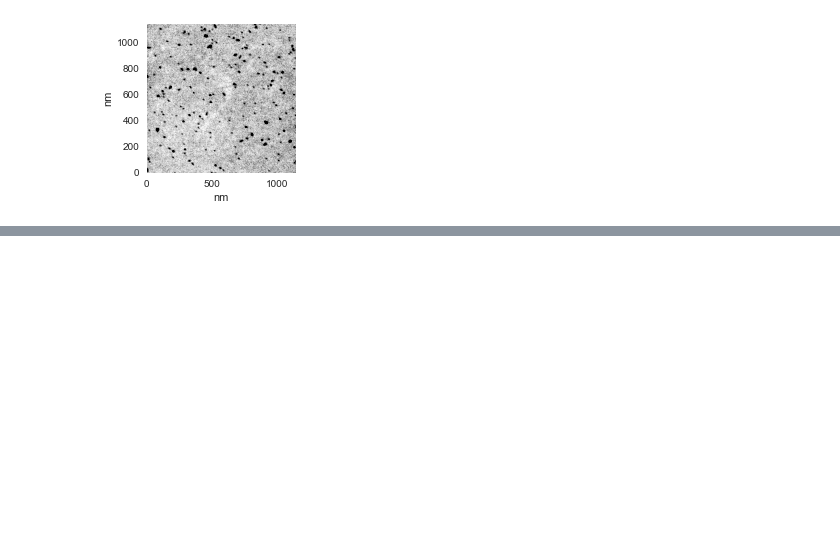
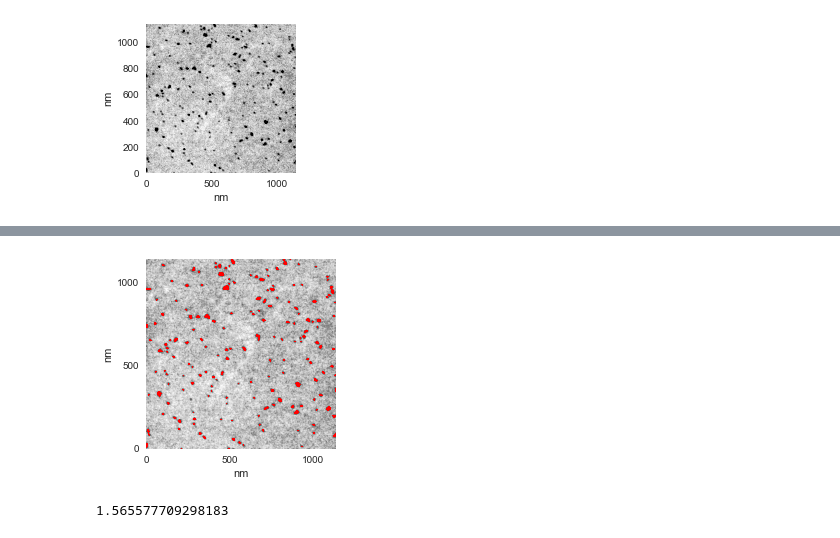
Before and after one commit to mhantke/esi_at_amo, a Jupyter notebook: notebooks/fig_rubisco_em.ipynb, the cells around one changed output, grey strips where cells are left out. Saved outputs shown, nothing was run; the diff lists cells and outputs as text; code cells hidden in the pictures; blank space fills up the shorter version.

```diff
--- a/notebooks/fig_rubisco_em.ipynb
+++ b/notebooks/fig_rubisco_em.ipynb
@@ -104,0 +201,26 @@ ImportError: No module named cv2
+# %%
+from scipy.ndimage import gaussian_filter
+sI2 = gaussian_filter(I2, 5.)
+M = sI2 > 5
+N = M.shape[0]
+l = N/876.*500
+extent = [0, l, 0, l]
+sf = 0.7
+fig = figure(figsize=(3.5,3.5))
+ax = fig.add_subplot(111)
+ax.imshow(sI2, vmax=10, extent=extent)
+ax.imshow(log10(10*M), cmap="autumn_r", vmin=0, vmax=1, extent=extent)
+ax.set_aspect(1.)
+ax.set_xticks([0, 500, 1000])
+ax.set_yticks([0, 500, 1000])
+ax.set_xlabel("nm")
+ax.set_ylabel("nm")
+ax.set_frame_on(False)
+tight_layout()
+savefig("thresholding_single.png", dpi=300)
+# %% [output]
+[figure, added]
+# %%
+a_fit
+# %% [output]
+1.565577709298183
```
Also changed, not shown: parts of 10 cells of this notebook, 3 other files.
